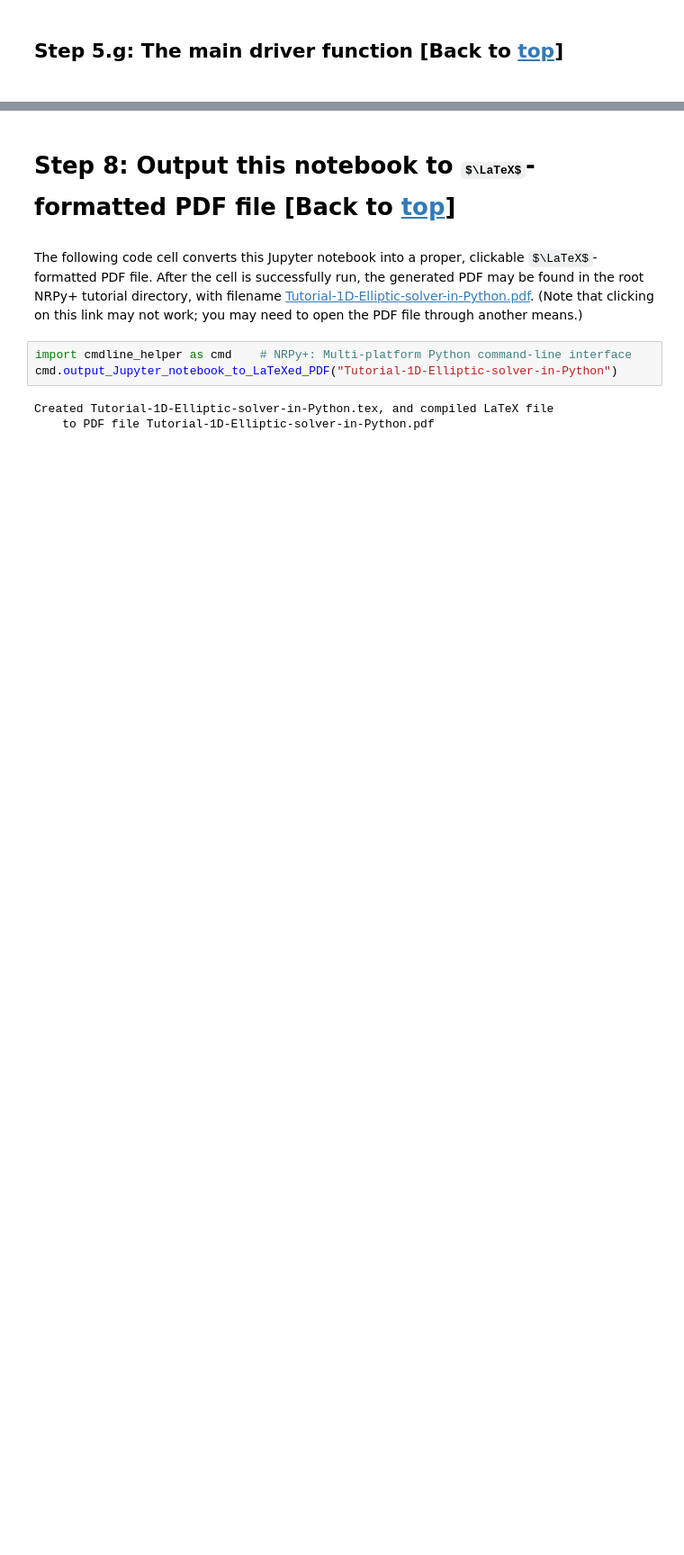
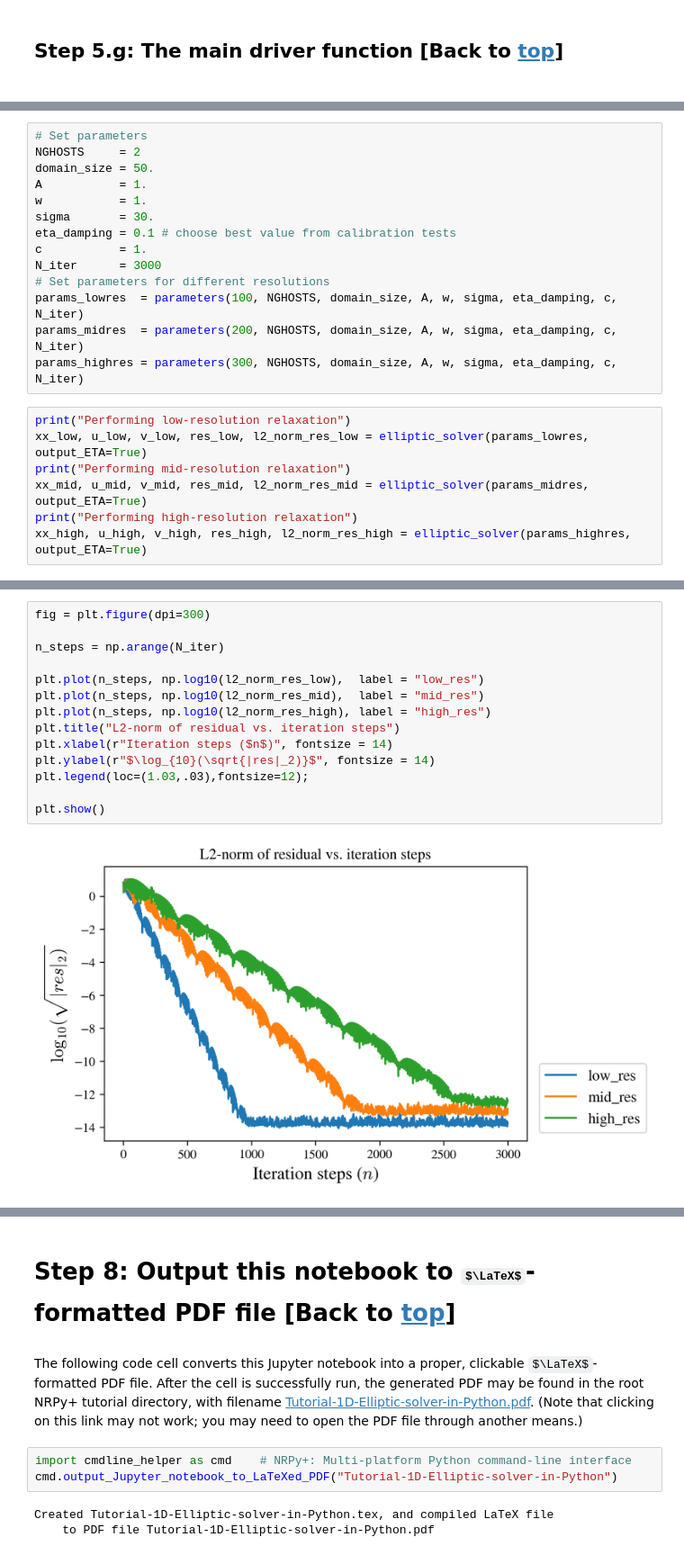
Before and after one commit to assumpcaothiago/etk2022nrpy, a Jupyter notebook: Tutorial-1D-Elliptic-solver-in-Python.ipynb, the cells around one changed output, grey strips where cells are left out. Shown at 90% size. Cells and saved outputs as stored; diff of their text form; some formulas as TeX source; blank space fills up the shorter version.

```diff
--- a/Tutorial-1D-Elliptic-solver-in-Python.ipynb
+++ b/Tutorial-1D-Elliptic-solver-in-Python.ipynb
@@ -716,0 +780,21 @@ plt.show()
+# %%
+# Set parameters
+NGHOSTS     = 2
+domain_size = 50.
+A           = 1.
+w           = 1.
+sigma       = 30.
+eta_damping = 0.1 # choose best value from calibration tests
+c           = 1.
+N_iter      = 3000
+# Set parameters for different resolutions
+params_lowres  = parameters(100, NGHOSTS, domain_size, A, w, sigma, eta_damping, c, N_iter)
+params_midres  = parameters(200, NGHOSTS, domain_size, A, w, sigma, eta_damping, c, N_iter)
+params_highres = parameters(300, NGHOSTS, domain_size, A, w, sigma, eta_damping, c, N_iter)
+# %%
+print("Performing low-resolution relaxation")
+xx_low, u_low, v_low, res_low, l2_norm_res_low = elliptic_solver(params_lowres, output_ETA=True)
+print("Performing mid-resolution relaxation")
+xx_mid, u_mid, v_mid, res_mid, l2_norm_res_mid = elliptic_solver(params_midres, output_ETA=True)
+print("Performing high-resolution relaxation")
+xx_high, u_high, v_high, res_high, l2_norm_res_high = elliptic_solver(params_highres, output_ETA=True)
@@ -716,0 +819,16 @@ plt.show()
+# %%
+fig = plt.figure(dpi=300)
+
+n_steps = np.arange(N_iter)
+
+plt.plot(n_steps, np.log10(l2_norm_res_low),  label = "low_res")
+plt.plot(n_steps, np.log10(l2_norm_res_mid),  label = "mid_res")
+plt.plot(n_steps, np.log10(l2_norm_res_high), label = "high_res")
+plt.title("L2-norm of residual vs. iteration steps")
+plt.xlabel(r"Iteration steps ($n$)", fontsize = 14)
+plt.ylabel(r"$\log_{10}(\sqrt{|res|_2)}$", fontsize = 14)
+plt.legend(loc=(1.03,.03),fontsize=12);
+
+plt.show()
+# %% [output]
+[figure, added]
```
Also changed, not shown: parts of 23 cells of this notebook.
